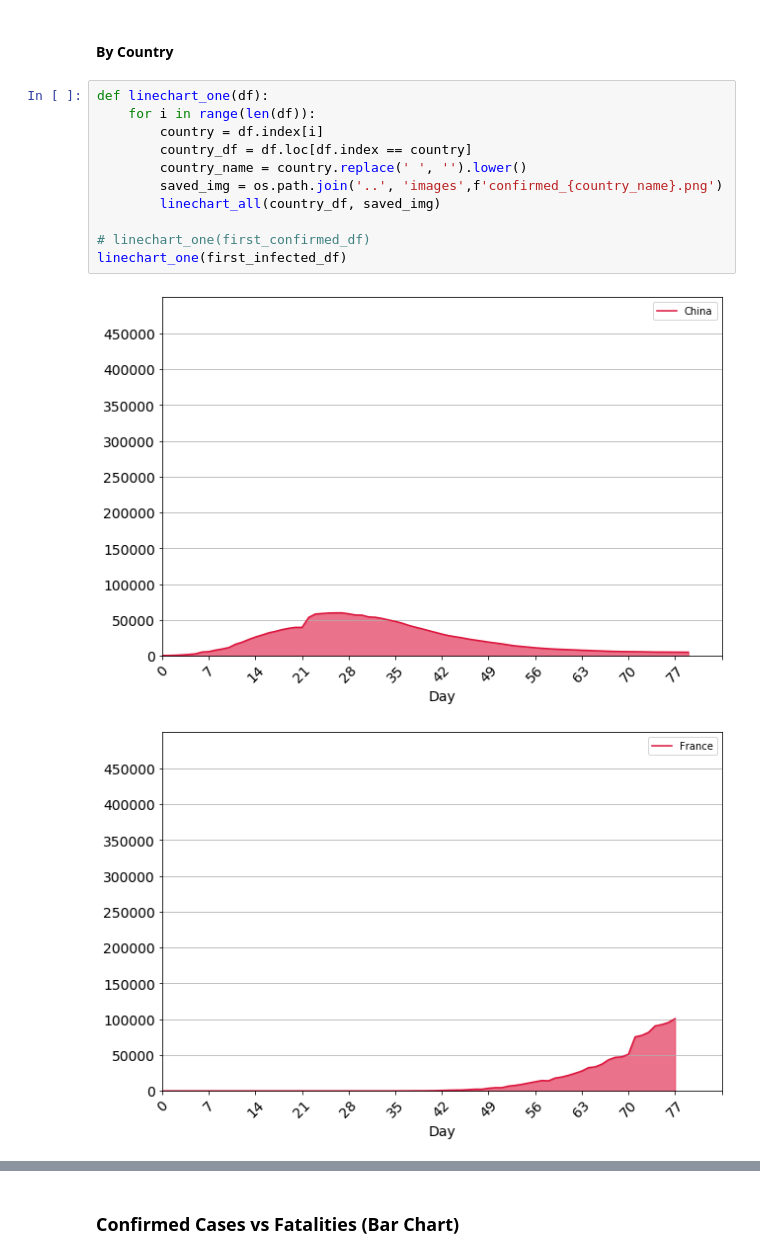
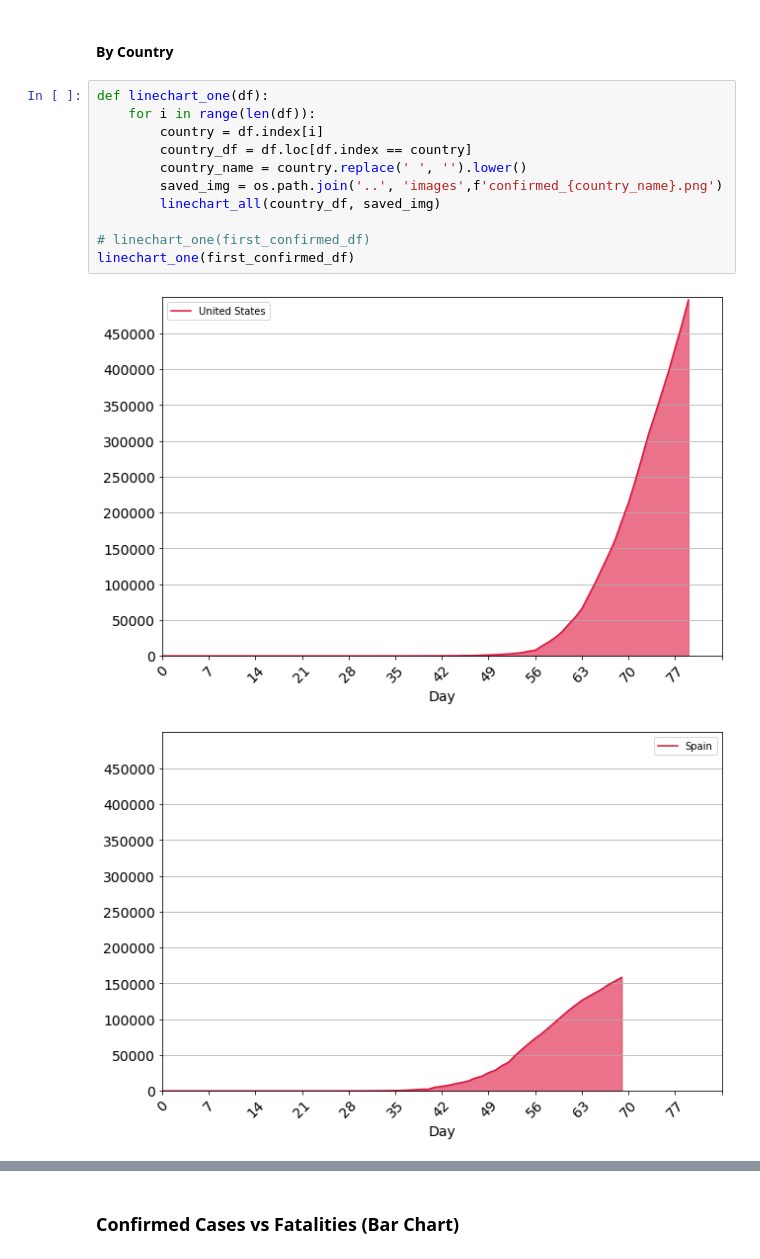
Before and after one commit to ellemonke/COVID-19, a Jupyter notebook: static/resources/charts1.ipynb, the cells around one changed output, grey strips where cells are left out. Cells and saved outputs as stored; diff of their text form.

```diff
--- a/static/resources/charts1.ipynb
+++ b/static/resources/charts1.ipynb
@@ -69,14 +69,14 @@ linechart_all(first_infected_df, saved_img)
 # %%
 def linechart_one(df):
     for i in range(len(df)):
         country = df.index[i]
         country_df = df.loc[df.index == country]
         country_name = country.replace(' ', '').lower()
         saved_img = os.path.join('..', 'images',f'confirmed_{country_name}.png')
         linechart_all(country_df, saved_img)
 
 # linechart_one(first_confirmed_df)
-linechart_one(first_infected_df)
+linechart_one(first_confirmed_df)
 # %% [output]
-[figure, old version]
+[figure, new version]
-[figure, old version]
+[figure, new version]
```
Also changed, not shown: parts of 4 cells of this notebook, 31 other files.
